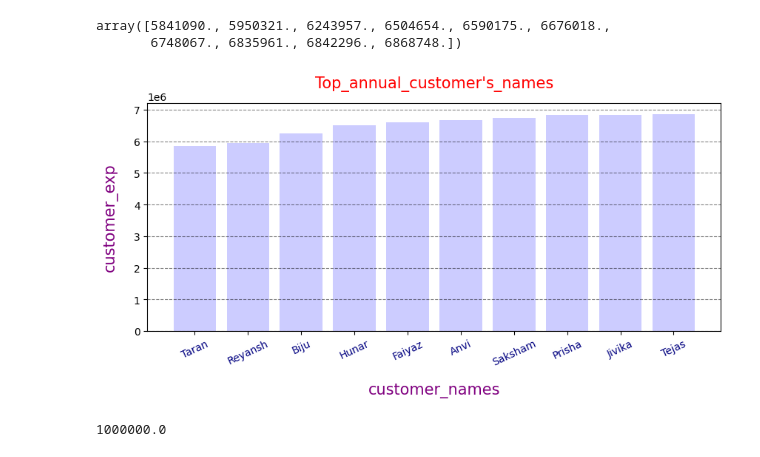
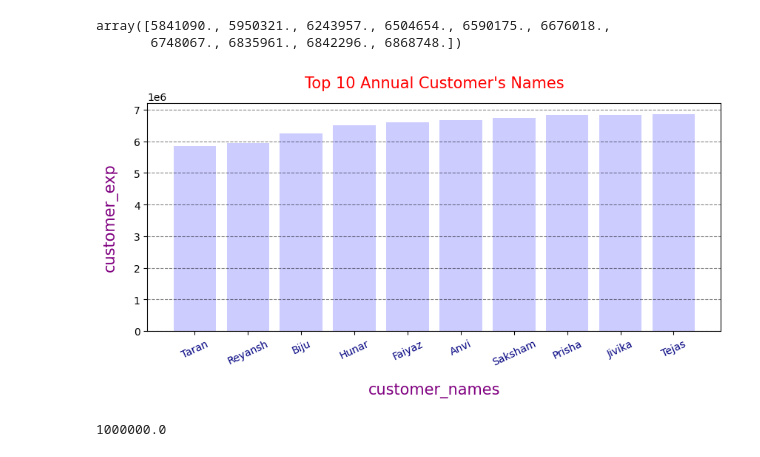
Before and after one commit to MolyaRoshida03/ecommerce_analysis, a Jupyter notebook: SwiftMarket.ipynb, the cells around one changed output. Cells and saved outputs as stored; diff of their text form; code cells hidden in the pictures.

```diff
--- a/SwiftMarket.ipynb
+++ b/SwiftMarket.ipynb
@@ -137,31 +137,31 @@ array([5841090., 5950321., 6243957., 6504654., 6590175., 6676018.,
 # %%
 # customize the figure size
 plt.figure(figsize=(10,4))
 
 # ploting bar graph
-plt.bar(height =customer_exp,x=customer_names,color='#CCCCFF')
+plt.bar(x=customer_names,height =customer_exp,color='#CCCCFF')
 
 # giving title to the graph
-plt.title("Top_annual_customer's_names",pad=15, size=15,color='red')
+plt.title("Top 10 Annual Customer's Names",pad=15, size=15,color='red')
 
 # using cmap
 #cmap = plt.cm.Greens(np.linspace(0.5,1),len(customer_names))
 
 # giving labels to the grapg
 plt.xlabel('customer_names',labelpad=15, color='purple', size=15)
 plt.ylabel('customer_exp',labelpad=15, c='purple',size=15)
 
 # using anotation
 plt.xticks(rotation = 25,c='#000080')
 
 # applying grid
 plt.grid(axis='y',alpha=0.5,color='black',ls='dashed')
 
 
 
 plt.show()
 # %% [output]
-[figure, old version]
+[figure, new version]
 # %%
 1e6
 # %% [output]
```
